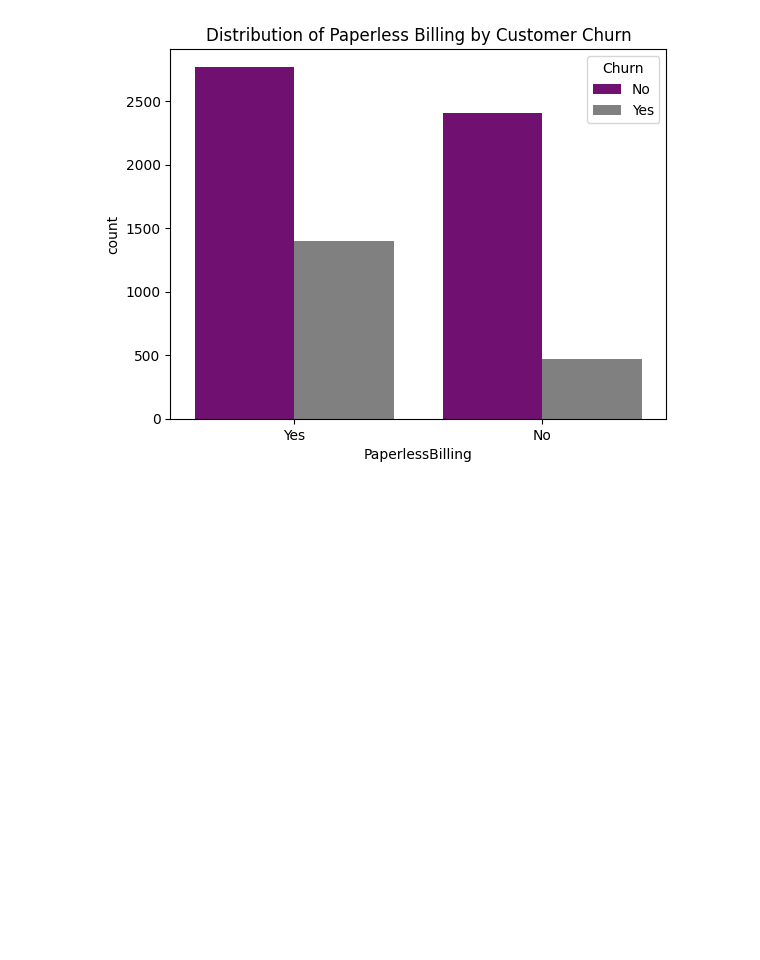
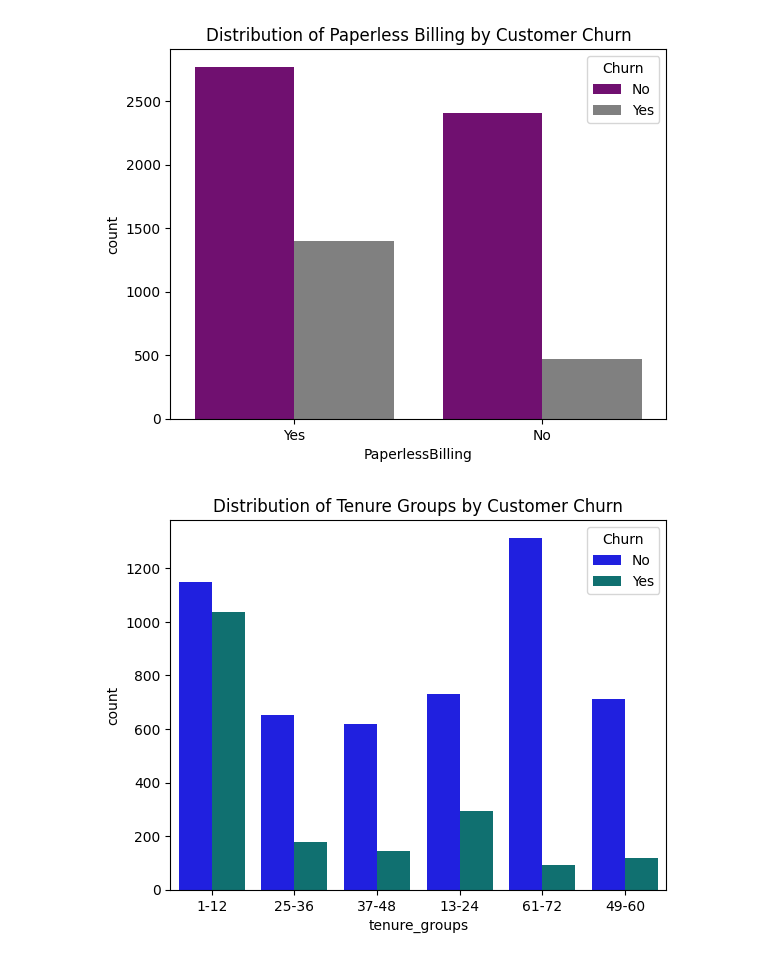
Before and after one commit to Odeyiany2/FLiT-Apprenticeship-Data-Science-Projects, a Jupyter notebook: Project_5 Churn-Prediction-Model-with-Deployment/Churn_Prediction_(1).ipynb, the cells around one changed output. Cells and saved outputs as stored; diff of their text form; code cells hidden in the pictures; blank space fills up the shorter version.

```diff
--- a/Project_5 Churn-Prediction-Model-with-Deployment/Churn_Prediction_(1).ipynb
+++ b/Project_5 Churn-Prediction-Model-with-Deployment/Churn_Prediction_(1).ipynb
@@ -334,6 +323,8 @@ plt.title("Distribution of Paperless Billing by Customer Churn");
 [figure]
 # %%
 #tenure group
-palette = {"No":"blue", "Yes":""}
+palette = {"No":"blue", "Yes":"teal"}
 sns.countplot(data, x = "tenure_groups", hue = "Churn", palette = palette)
-plt.title("Distribution of Phone Service by Customer Churn");
+plt.title("Distribution of Tenure Groups by Customer Churn");
+# %% [output]
+[figure, added]
```
Also changed, not shown: parts of 2 cells of this notebook.
